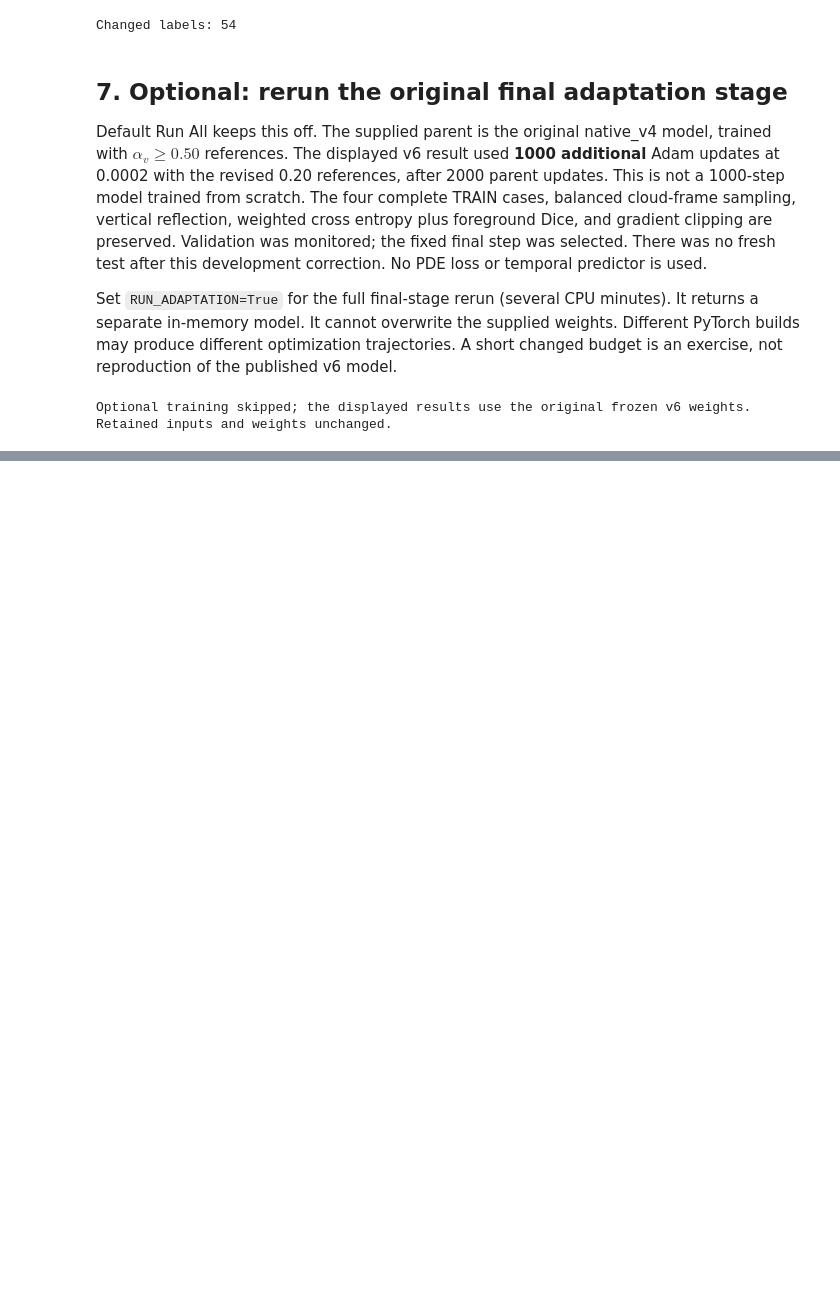
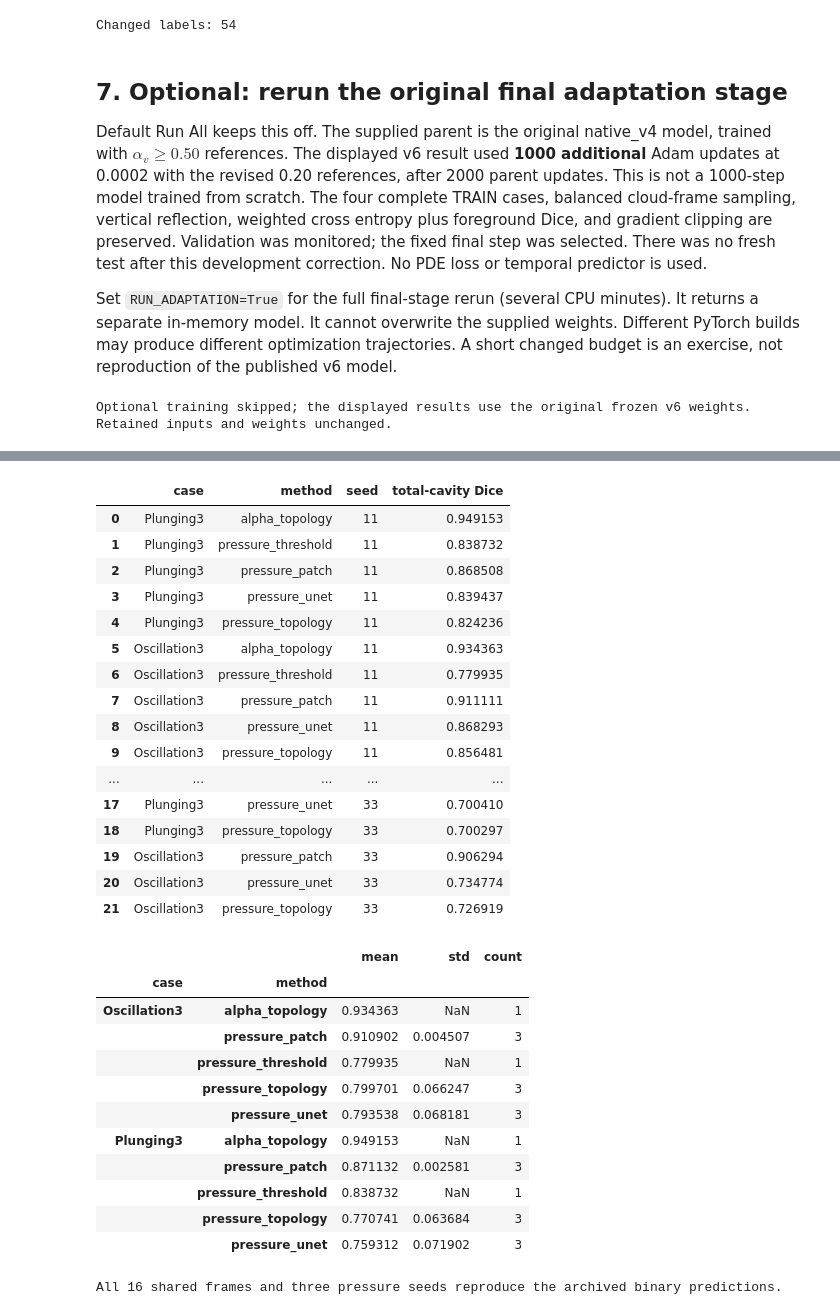
Before and after one commit to Ehsan-Roohi/FlowMLLab, a Jupyter notebook: notebooks/week11/W11_Cavitation_Cloud_Detection.ipynb, the cells around one changed output, grey strips where cells are left out. Drawn from its saved outputs; the diff is of its cells as text; code cells hidden in the pictures; blank space fills up the shorter version.

```diff
--- a/notebooks/week11/W11_Cavitation_Cloud_Detection.ipynb
+++ b/notebooks/week11/W11_Cavitation_Cloud_Detection.ipynb
@@ -282,0 +282,65 @@ this replay. Continue to [Week 12](../week12/README.md).
+# %%
+from flowmllab.cavitation_methods import (
+    load_comparison, infer_comparison, method_mask, binary_score, methods_figure)
+METHODS_DATA = ROOT/'data/week11_cavitation_methods'
+methods_manifest, frames = load_comparison(METHODS_DATA)
+methods_before = {n:digest(METHODS_DATA/n) for n in methods_manifest['files']}
+method_names = ['alpha_topology','pressure_threshold','pressure_patch','pressure_unet','pressure_topology']
+comparison_rows = []
+for seed in methods_manifest['seeds']:
+    outputs = infer_comparison(METHODS_DATA,frames,seed)
+    if seed == 11:
+        plot_outputs = outputs
+    for f,o in zip(frames,outputs):
+        np.testing.assert_array_equal(o['alpha_topology'],f['expected_alpha_topology'])
+        for method in method_names[2:]:
+            actual = o[method] if method == 'pressure_topology' else o[method]>=.20
+            np.testing.assert_array_equal(actual,f[f'expected_{method}_{seed}'])
+    for case_name in methods_manifest['cases']:
+        members = [(f,o) for f,o in zip(frames,outputs) if f['case']==case_name]
+        for method in method_names:
+            if seed != 11 and method in method_names[:2]:
+                continue
+            counts = np.zeros(3,dtype='int64')
+            for f,o in members:
+                valid = (f['reference']!=255)&~f['wall']
+                v = binary_score(method_mask(method,o[method]),f['alpha']>=.20,valid)
+                counts += [v['tp'],v['fp'],v['fn']]
+            tp,fp,fn = counts
+            comparison_rows.append({'case':case_name,'method':method,'seed':seed,
+                                    'total-cavity Dice':2*tp/(2*tp+fp+fn)})
+method_metrics = pd.DataFrame(comparison_rows)
+display(method_metrics)
+display(method_metrics.groupby(['case','method'])['total-cavity Dice'].agg(['mean','std','count']))
+print('All 16 shared frames and three pressure seeds reproduce the archived binary predictions.')
+# %% [output]
+|  | case | method | seed | total-cavity Dice |
+| 0 | Plunging3 | alpha_topology | 11 | 0.949153 |
+| 1 | Plunging3 | pressure_threshold | 11 | 0.838732 |
+| 2 | Plunging3 | pressure_patch | 11 | 0.868508 |
+| 3 | Plunging3 | pressure_unet | 11 | 0.839437 |
+| 4 | Plunging3 | pressure_topology | 11 | 0.824236 |
+| 5 | Oscillation3 | alpha_topology | 11 | 0.934363 |
+| 6 | Oscillation3 | pressure_threshold | 11 | 0.779935 |
+| 7 | Oscillation3 | pressure_patch | 11 | 0.911111 |
+| 8 | Oscillation3 | pressure_unet | 11 | 0.868293 |
+| 9 | Oscillation3 | pressure_topology | 11 | 0.856481 |
+| ... | ... | ... | ... | ... |
+| 17 | Plunging3 | pressure_unet | 33 | 0.700410 |
+| 18 | Plunging3 | pressure_topology | 33 | 0.700297 |
+| 19 | Oscillation3 | pressure_patch | 33 | 0.906294 |
+| 20 | Oscillation3 | pressure_unet | 33 | 0.734774 |
+| 21 | Oscillation3 | pressure_topology | 33 | 0.726919 |
+|  |  | mean | std | count |
+| case | method |  |  |  |
+| Oscillation3 | alpha_topology | 0.934363 | NaN | 1 |
+|  | pressure_patch | 0.910902 | 0.004507 | 3 |
+|  | pressure_threshold | 0.779935 | NaN | 1 |
+|  | pressure_topology | 0.799701 | 0.066247 | 3 |
+|  | pressure_unet | 0.793538 | 0.068181 | 3 |
+| Plunging3 | alpha_topology | 0.949153 | NaN | 1 |
+|  | pressure_patch | 0.871132 | 0.002581 | 3 |
+|  | pressure_threshold | 0.838732 | NaN | 1 |
+|  | pressure_topology | 0.770741 | 0.063684 | 3 |
+|  | pressure_unet | 0.759312 | 0.071902 | 3 |
+All 16 shared frames and three pressure seeds reproduce the archived binary predictions.
```
Also changed, not shown: parts of 7 cells of this notebook, 44 other files.
